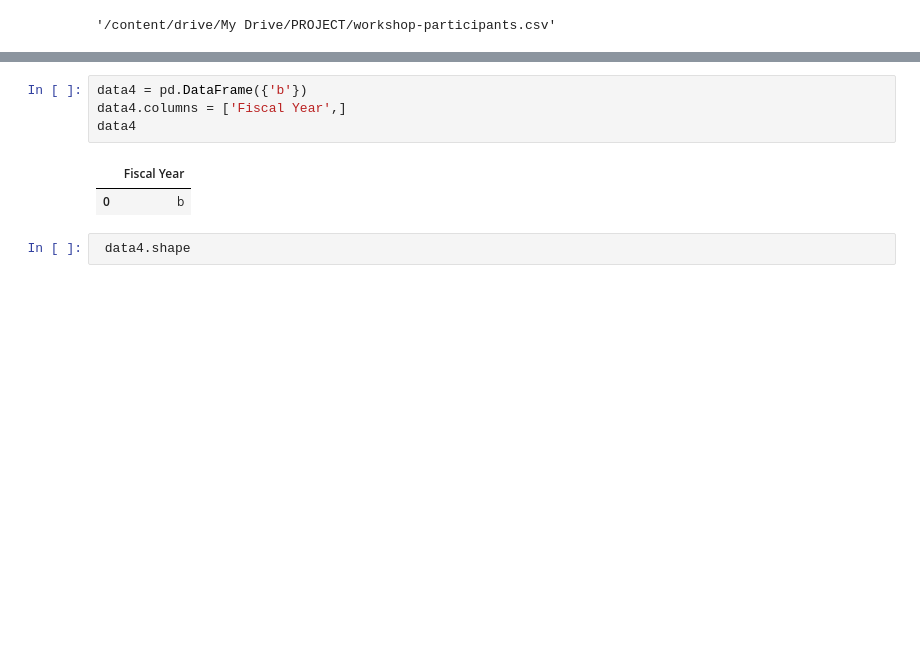
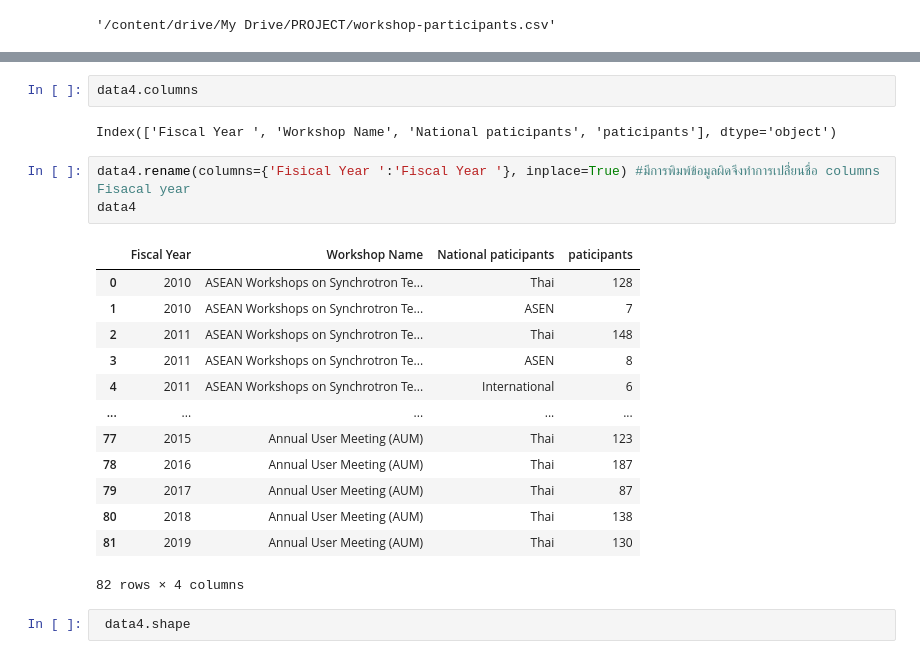
Before and after one commit to chuangchai49097/DWDM21, a Jupyter notebook: project.ipynb, the cells around one changed output, grey strips where cells are left out. Saved outputs shown, nothing was run; the diff lists cells and outputs as text; blank space fills up the shorter version.

```diff
--- a/project.ipynb
+++ b/project.ipynb
@@ -424,13 +443,27 @@ data4
 | 80 | 2018 | Annual User Meeting (AUM) | Thai | 138 |
 | 81 | 2019 | Annual User Meeting (AUM) | Thai | 130 |
 82 rows × 4 columns
-# %%
-data4 = pd.DataFrame({'b'})
-data4.columns = ['Fiscal Year',]
-data4
-# %% [output]
-|  | Fiscal Year |
-| 0 | b |
+# %%
+data4.columns
+# %% [output]
+Index(['Fiscal Year ', 'Workshop Name', 'National paticipants', 'paticipants'], dtype='object')
+# %%
+data4.rename(columns={'Fisical Year ':'Fiscal Year '}, inplace=True) #มีการพิมพ์ข้อมูลผิดจึงทำการเปลี่่ยนชื่อ columns Fisacal year
+data4
+# %% [output]
+|  | Fiscal Year | Workshop Name | National paticipants | paticipants |
+| 0 | 2010 | ASEAN Workshops on Synchrotron Te... | Thai | 128 |
+| 1 | 2010 | ASEAN Workshops on Synchrotron Te... | ASEN | 7 |
+| 2 | 2011 | ASEAN Workshops on Synchrotron Te... | Thai | 148 |
+| 3 | 2011 | ASEAN Workshops on Synchrotron Te... | ASEN | 8 |
+| 4 | 2011 | ASEAN Workshops on Synchrotron Te... | International | 6 |
+| ... | ... | ... | ... | ... |
+| 77 | 2015 | Annual User Meeting (AUM) | Thai | 123 |
+| 78 | 2016 | Annual User Meeting (AUM) | Thai | 187 |
+| 79 | 2017 | Annual User Meeting (AUM) | Thai | 87 |
+| 80 | 2018 | Annual User Meeting (AUM) | Thai | 138 |
+| 81 | 2019 | Annual User Meeting (AUM) | Thai | 130 |
+82 rows × 4 columns
 # %%
  data4.shape
 # %% [output]
```
Also changed, not shown: parts of 20 cells of this notebook.
